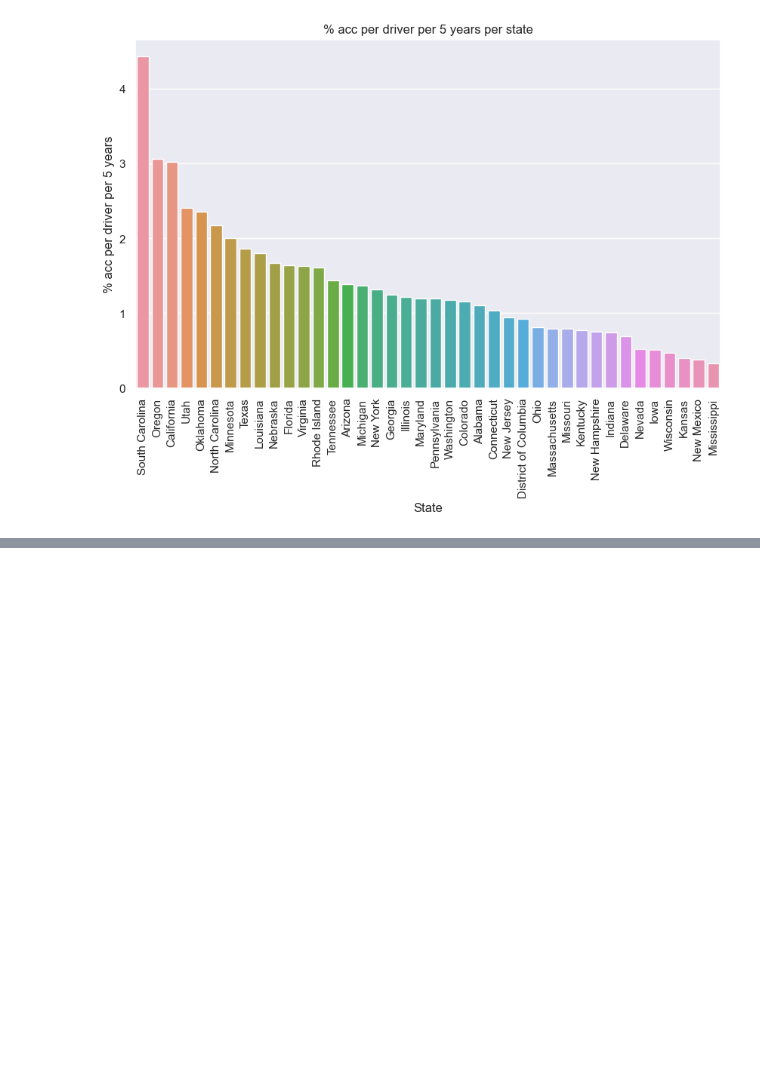
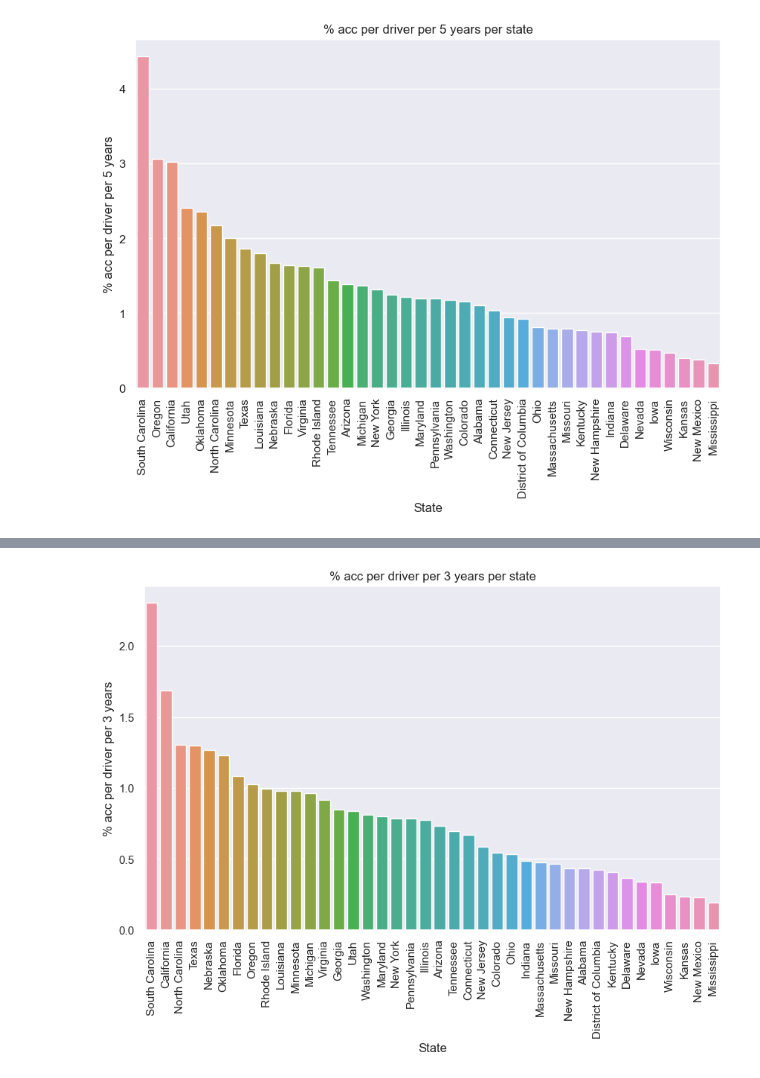
Before and after one commit to maxvangalen/WT-Data, a Jupyter notebook: SpeedLimit.ipynb, the cells around one changed output, grey strips where cells are left out. Drawn from its saved outputs; the diff is of its cells as text; code cells hidden in the pictures; blank space fills up the shorter version.

Commit message:
Speed limit update

```diff
--- a/SpeedLimit.ipynb
+++ b/SpeedLimit.ipynb
@@ -199,0 +337,5 @@ ImportError: html5lib not found, please install it
+# %%
+# keep_years = ['2016', '2017', '2018', '2019', '2020']
+keep_years = [2016, 2017, 2018, 2019, 2020]
+# licensedf.loc[licensedf['Year'] == keep_years]
+licensedf = licensedf[(licensedf.Year == keep_years[0]) | (licensedf.Year == keep_years[1]) | (licensedf.Year == keep_years[2]) | (licensedf.Year == keep_years[3]) | (licensedf.Year == keep_years[4])]
@@ -199,0 +344,4 @@ ImportError: html5lib not found, please install it
+# %%
+licensedf = licensedf.groupby('State', as_index=False)['Drivers'].sum()
+licensedf['Drivers'] = licensedf['Drivers']/3
+licensedf.head()
@@ -199,0 +357,6 @@ ImportError: html5lib not found, please install it
+# %%
+tempdf = pd.merge(speeddf, accidentsdf, on='State')
+mergedf = pd.merge(tempdf, licensedf, on='State')
+# %%
+mergedf['acc_per_driver'] = mergedf['No_accidents'] / mergedf['Drivers']*100
+mergedf.head()
@@ -199,0 +370,8 @@ ImportError: html5lib not found, please install it
+# %%
+mergedf = mergedf.sort_values('acc_per_driver', ascending = False)
+ax = sb.barplot(x='State', y='acc_per_driver', data=mergedf, ci=False)
+ax.set(xlabel='State', ylabel='% acc per driver per 3 years', title='% acc per driver per 3 years per state')
+ax.tick_params(axis='x', rotation=90)
+sb.set(rc={'figure.figsize':(10,6)})
+# %% [output]
+[figure, added]
```
Also changed, not shown: parts of 33 cells of this notebook.
